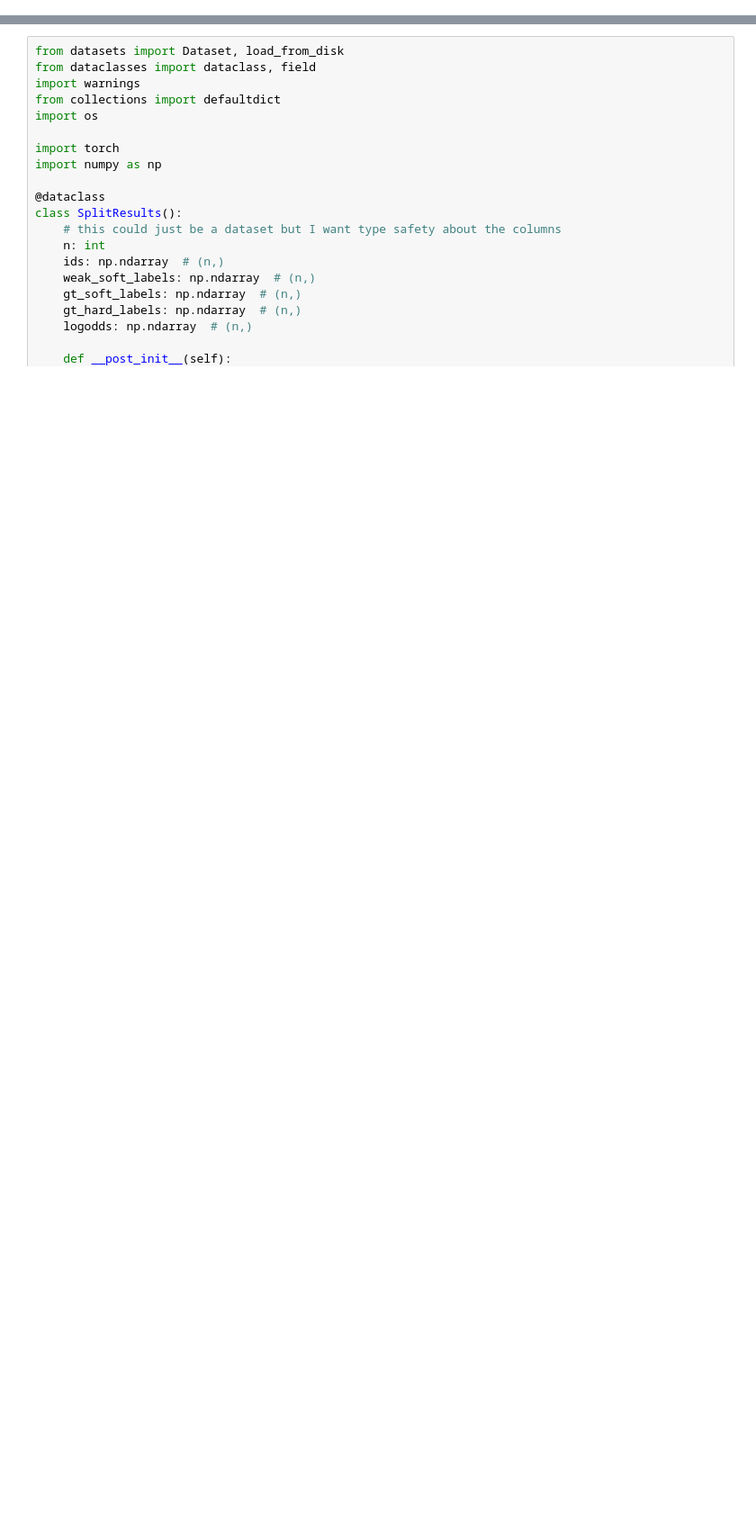
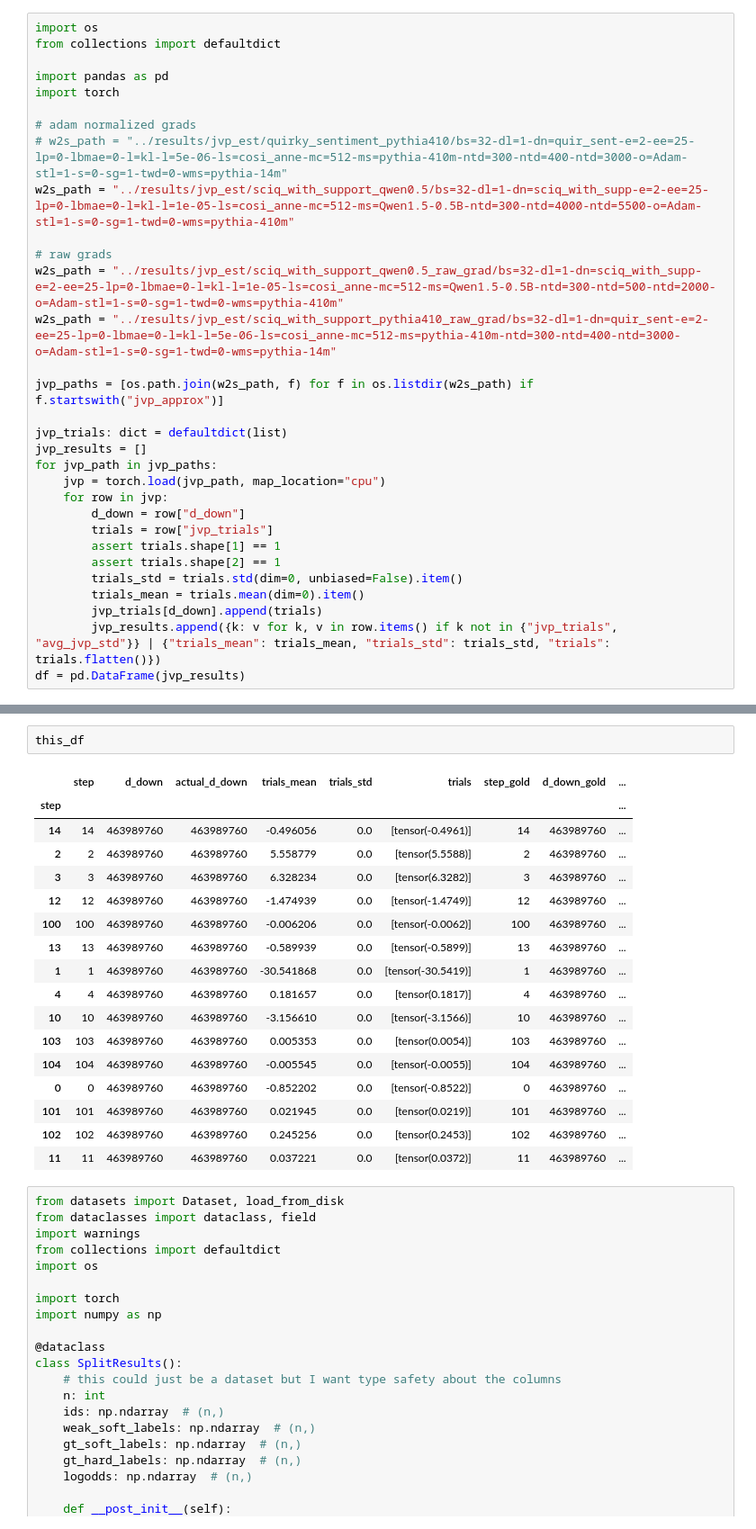
Before and after one commit to EleutherAI/weak-to-strong, a Jupyter notebook: notebooks/grads_analysis.ipynb, the cells around one changed output, grey strips where cells are left out. Shown at 90% size. Cells and saved outputs as stored; diff of their text form; blank space fills up the shorter version.

```diff
--- a/notebooks/grads_analysis.ipynb
+++ b/notebooks/grads_analysis.ipynb
@@ -0,0 +3,31 @@
+# %%
+import os
+from collections import defaultdict
+
+import pandas as pd
+import torch
+
+# adam normalized grads
+# w2s_path = "../results/jvp_est/quirky_sentiment_pythia410/bs=32-dl=1-dn=quir_sent-e=2-ee=25-lp=0-lbmae=0-l=kl-l=5e-06-ls=cosi_anne-mc=512-ms=pythia-410m-ntd=300-ntd=400-ntd=3000-o=Adam-stl=1-s=0-sg=1-twd=0-wms=pythia-14m"
+w2s_path = "../results/jvp_est/sciq_with_support_qwen0.5/bs=32-dl=1-dn=sciq_with_supp-e=2-ee=25-lp=0-lbmae=0-l=kl-l=1e-05-ls=cosi_anne-mc=512-ms=Qwen1.5-0.5B-ntd=300-ntd=4000-ntd=5500-o=Adam-stl=1-s=0-sg=1-twd=0-wms=pythia-410m"
+
+# raw grads
+w2s_path = "../results/jvp_est/sciq_with_support_qwen0.5_raw_grad/bs=32-dl=1-dn=sciq_with_supp-e=2-ee=25-lp=0-lbmae=0-l=kl-l=1e-05-ls=cosi_anne-mc=512-ms=Qwen1.5-0.5B-ntd=300-ntd=500-ntd=2000-o=Adam-stl=1-s=0-sg=1-twd=0-wms=pythia-410m"
+w2s_path = "../results/jvp_est/sciq_with_support_pythia410_raw_grad/bs=32-dl=1-dn=quir_sent-e=2-ee=25-lp=0-lbmae=0-l=kl-l=5e-06-ls=cosi_anne-mc=512-ms=pythia-410m-ntd=300-ntd=400-ntd=3000-o=Adam-stl=1-s=0-sg=1-twd=0-wms=pythia-14m"
+
+jvp_paths = [os.path.join(w2s_path, f) for f in os.listdir(w2s_path) if f.startswith("jvp_approx")]
+
+jvp_trials: dict = defaultdict(list)
+jvp_results = []
+for jvp_path in jvp_paths:
+    jvp = torch.load(jvp_path, map_location="cpu")
+    for row in jvp:
+        d_down = row["d_down"]
+        trials = row["jvp_trials"]
+        assert trials.shape[1] == 1
+        assert trials.shape[2] == 1
+        trials_std = trials.std(dim=0, unbiased=False).item()
+        trials_mean = trials.mean(dim=0).item()
+        jvp_trials[d_down].append(trials)
+        jvp_results.append({k: v for k, v in row.items() if k not in {"jvp_trials", "avg_jvp_std"}} | {"trials_mean": trials_mean, "trials_std": trials_std, "trials": trials.flatten()})
+df = pd.DataFrame(jvp_results)
@@ -1,3 +97,23 @@
+# %%
+this_df
+# %% [output]
+|  | step | d_down | actual_d_down | trials_mean | trials_std | trials | step_gold | d_down_gold | ... |
+| step |  |  |  |  |  |  |  |  | ... |
+| 14 | 14 | 463989760 | 463989760 | -0.496056 | 0.0 | [tensor(-0.4961)] | 14 | 463989760 | ... |
+| 2 | 2 | 463989760 | 463989760 | 5.558779 | 0.0 | [tensor(5.5588)] | 2 | 463989760 | ... |
+| 3 | 3 | 463989760 | 463989760 | 6.328234 | 0.0 | [tensor(6.3282)] | 3 | 463989760 | ... |
+| 12 | 12 | 463989760 | 463989760 | -1.474939 | 0.0 | [tensor(-1.4749)] | 12 | 463989760 | ... |
+| 100 | 100 | 463989760 | 463989760 | -0.006206 | 0.0 | [tensor(-0.0062)] | 100 | 463989760 | ... |
+| 13 | 13 | 463989760 | 463989760 | -0.589939 | 0.0 | [tensor(-0.5899)] | 13 | 463989760 | ... |
+| 1 | 1 | 463989760 | 463989760 | -30.541868 | 0.0 | [tensor(-30.5419)] | 1 | 463989760 | ... |
+| 4 | 4 | 463989760 | 463989760 | 0.181657 | 0.0 | [tensor(0.1817)] | 4 | 463989760 | ... |
+| 10 | 10 | 463989760 | 463989760 | -3.156610 | 0.0 | [tensor(-3.1566)] | 10 | 463989760 | ... |
+| 103 | 103 | 463989760 | 463989760 | 0.005353 | 0.0 | [tensor(0.0054)] | 103 | 463989760 | ... |
+| 104 | 104 | 463989760 | 463989760 | -0.005545 | 0.0 | [tensor(-0.0055)] | 104 | 463989760 | ... |
+| 0 | 0 | 463989760 | 463989760 | -0.852202 | 0.0 | [tensor(-0.8522)] | 0 | 463989760 | ... |
+| 101 | 101 | 463989760 | 463989760 | 0.021945 | 0.0 | [tensor(0.0219)] | 101 | 463989760 | ... |
+| 102 | 102 | 463989760 | 463989760 | 0.245256 | 0.0 | [tensor(0.2453)] | 102 | 463989760 | ... |
+| 11 | 11 | 463989760 | 463989760 | 0.037221 | 0.0 | [tensor(0.0372)] | 11 | 463989760 | ... |
 # %%
 from datasets import Dataset, load_from_disk
 from dataclasses import dataclass, field
```
Also changed, not shown: parts of 2 cells of this notebook, 2 other files.
